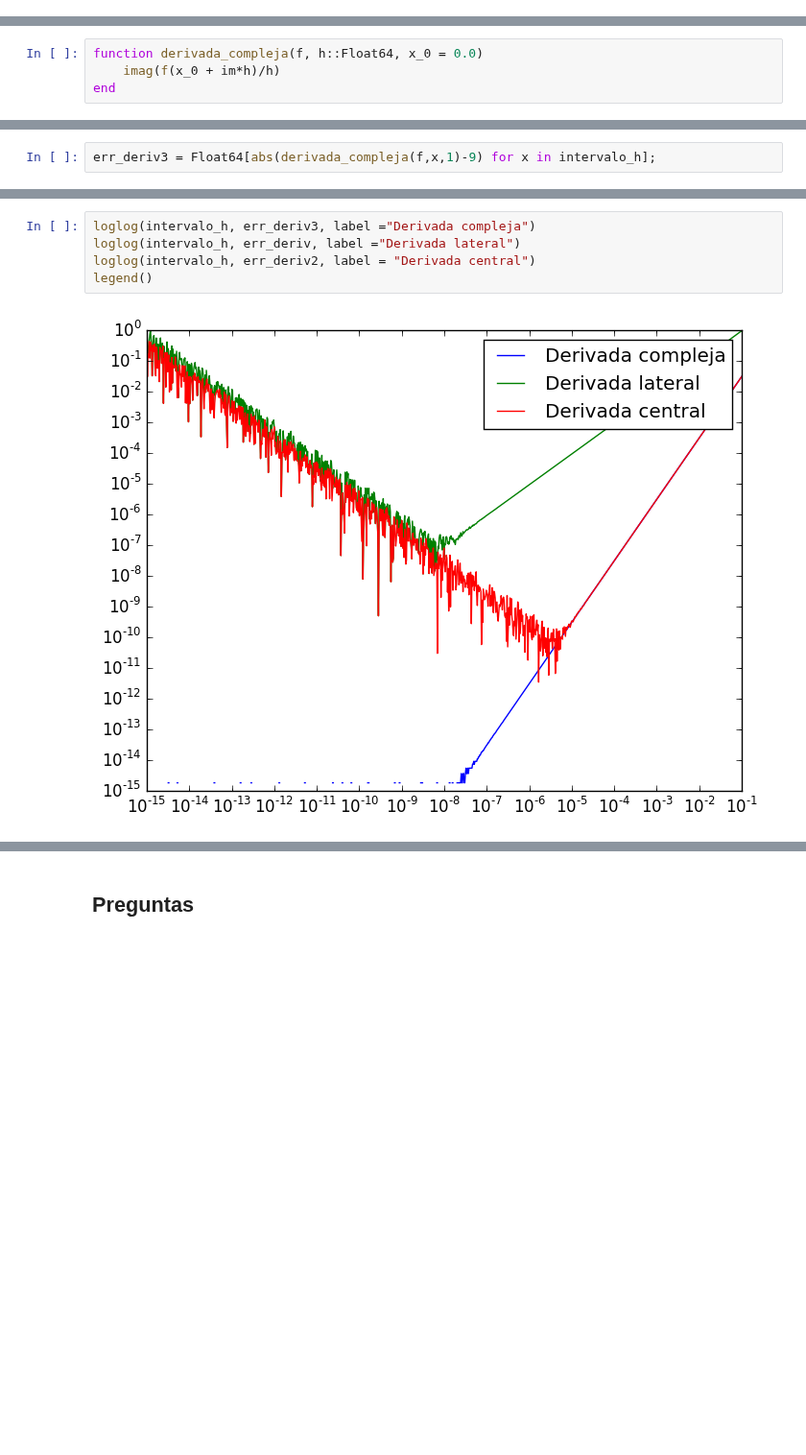
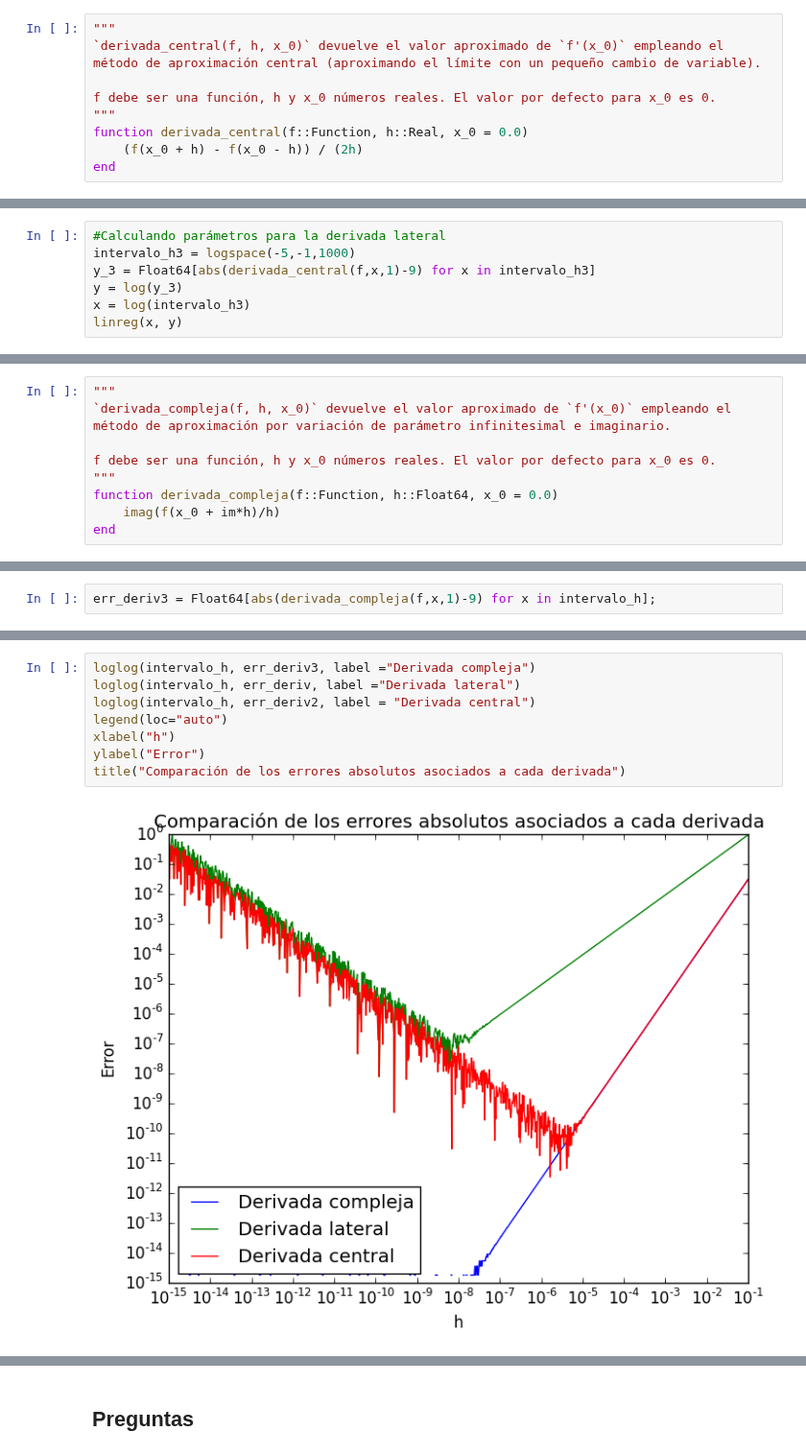
Before and after one commit to lbenet/2016-2_TSFisicaComputacional, a Jupyter notebook: tareas/danmarurr/06_Derivacion_numerica.ipynb, the cells around one changed output, grey strips where cells are left out. Shown at 96% size. Cells and saved outputs as stored; diff of their text form; blank space fills up the shorter version.

```diff
--- a/tareas/danmarurr/06_Derivacion_numerica.ipynb
+++ b/tareas/danmarurr/06_Derivacion_numerica.ipynb
@@ -74,0 +115,10 @@ derivada_central (generic function with 2 methods)
+# %%
+"""
+`derivada_central(f, h, x_0)` devuelve el valor aproximado de `f'(x_0)` empleando el
+método de aproximación central (aproximando el límite con un pequeño cambio de variable).
+
+f debe ser una función, h y x_0 números reales. El valor por defecto para x_0 es 0.
+"""
+function derivada_central(f::Function, h::Real, x_0 = 0.0)
+    (f(x_0 + h) - f(x_0 - h)) / (2h)
+end
@@ -92,0 +145,7 @@ linreg(log(intervalo_h), err_deriv2)
+# %%
+#Calculando parámetros para la derivada lateral
+intervalo_h3 = logspace(-5,-1,1000)
+y_3 = Float64[abs(derivada_central(f,x,1)-9) for x in intervalo_h3]
+y = log(y_3)
+x = log(intervalo_h3)
+linreg(x, y)
@@ -98,7 +161,3 @@ Repitan el ejercicio anterior considerando ahora que el incremento de la variabl
 \begin{equation}
 f'(x_0) = \lim_{h\to 0} \Im\Big(\frac{f(x_0+ i h)}{h}\Big).
 \end{equation}
-# %%
-function derivada_compleja(f, h::Float64, x_0 = 0.0)
-    imag(f(x_0 + im*h)/h)
-end
@@ -106,0 +164,10 @@ derivada_compleja (generic function with 2 methods)
+# %%
+"""
+`derivada_compleja(f, h, x_0)` devuelve el valor aproximado de `f'(x_0)` empleando el
+método de aproximación por variación de parámetro infinitesimal e imaginario.
+
+f debe ser una función, h y x_0 números reales. El valor por defecto para x_0 es 0.
+"""
+function derivada_compleja(f::Function, h::Float64, x_0 = 0.0)
+    imag(f(x_0 + im*h)/h)
+end
@@ -146,7 +205,10 @@ linreg(log(intervalo_h), err_deriv3)
 # %%
 loglog(intervalo_h, err_deriv3, label ="Derivada compleja")
 loglog(intervalo_h, err_deriv, label ="Derivada lateral")
 loglog(intervalo_h, err_deriv2, label = "Derivada central")
-legend()
+legend(loc="auto")
+xlabel("h")
+ylabel("Error")
+title("Comparación de los errores absolutos asociados a cada derivada")
 # %% [output]
-[figure, old version]
+[figure, new version]
```
Also changed, not shown: parts of 30 cells of this notebook.
